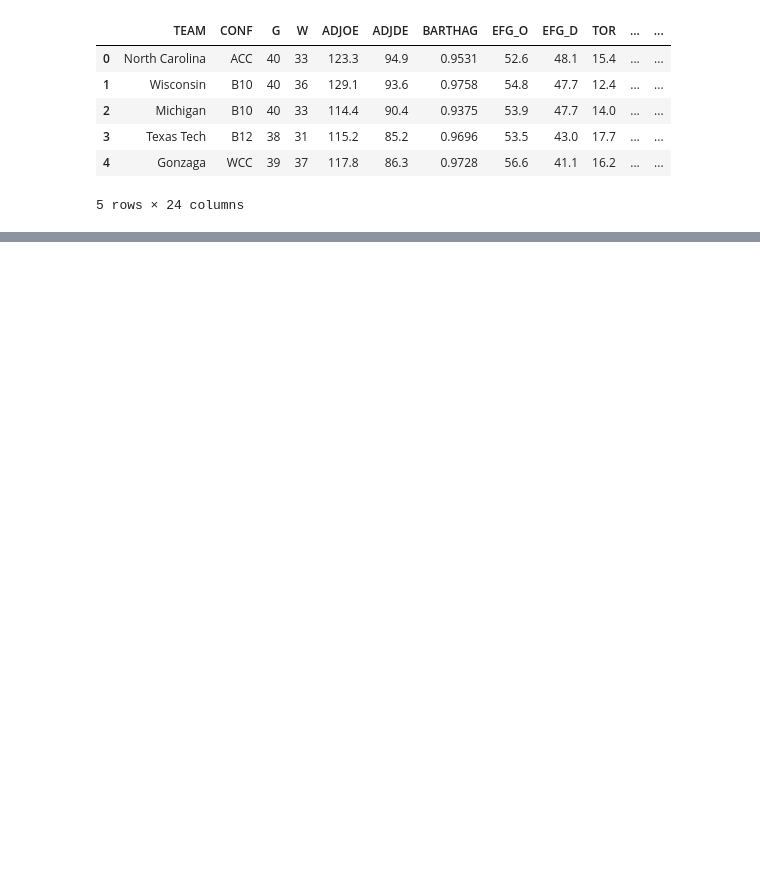
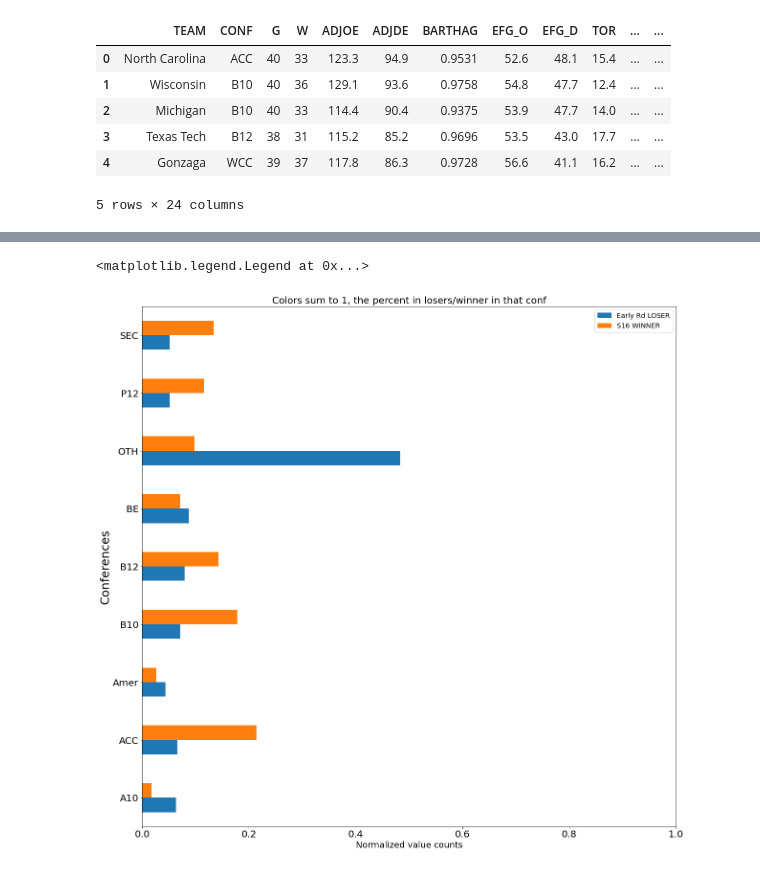
Before and after one commit to GrahamAnto/NCAA_Bball, a Jupyter notebook: By_Conference_Analysis.ipynb, the cells around one changed output, grey strips where cells are left out. Cells and saved outputs as stored; diff of their text form; code cells hidden in the pictures; blank space fills up the shorter version.

```diff
--- a/By_Conference_Analysis.ipynb
+++ b/By_Conference_Analysis.ipynb
@@ -27,0 +134,10 @@ boxplot = conf_train.boxplot(column=['ADJOE'])
+# %%
+ax = train_df.groupby('CUTOFF').CLUS.value_counts(normalize=True).unstack(0).plot.barh(figsize=(20,20),fontsize=20)
+ax.set_xlim([0,1])
+ax.set_ylabel('Conferences',fontsize=25)
+ax.set_xlabel('Normalized value counts', fontsize=18)
+ax.set_title('Colors sum to 1, the percent in losers/winner in that conf', fontsize=20)
+ax.legend(['Early Rd LOSER','S16 WINNER'],fontsize='x-large')
+# %% [output]
+<matplotlib.legend.Legend at 0x...>
+[figure, added]
```
Also changed, not shown: parts of 16 cells of this notebook.
